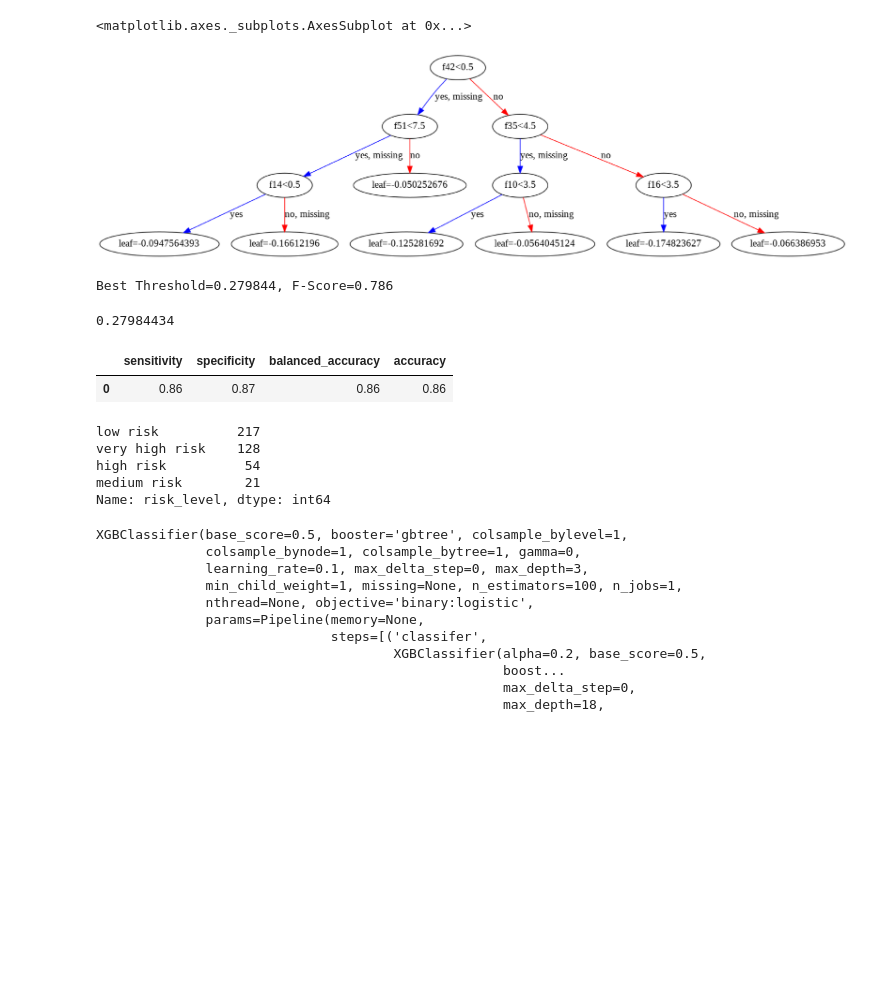
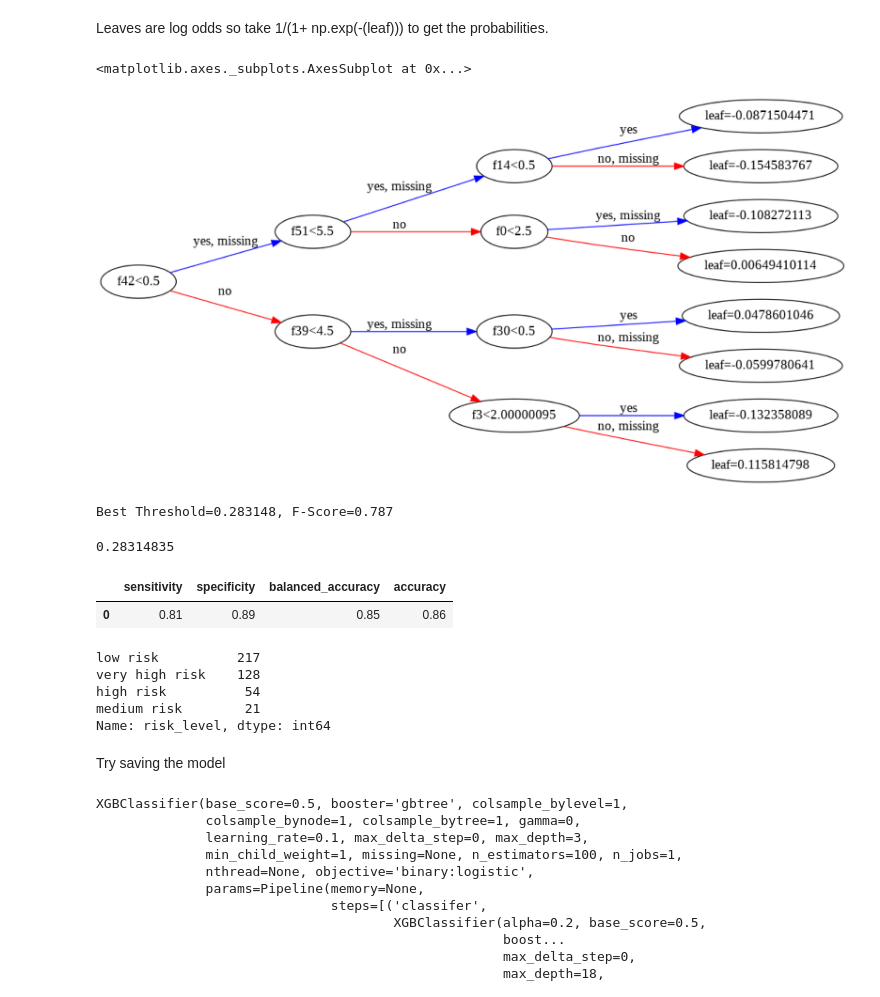
Before and after one commit to mhanauer/xgboost_drop_out_colab, a Jupyter notebook: xgboost_drop_out.ipynb, the cells around one changed output. Drawn from its saved outputs; the diff is of its cells as text; code cells hidden in the pictures; blank space fills up the shorter version.

```diff
--- a/xgboost_drop_out.ipynb
+++ b/xgboost_drop_out.ipynb
@@ -67,5 +64,6 @@ X_test.shape
 # %%
 ###
+from sklearn.feature_selection import RFECV
 pipe = Pipeline([
     ("classifer", XGBClassifier())
 ])
@@ -76,8 +74,9 @@ params = dict(
     classifer__subsample= [.5, .6, .7],
     classifer__lambda=[1, 1.1, 1.2, 1.3, 1.4],
     classifer__alpha= [0, .1, .2, .3],
-    classifer__scale_pos_weight = [.6, .7, .8, .9, 1]
+    classifer__scale_pos_weight = [ 0.725799,  0.725799+.1,  0.725799-.1]
     )
 gs = RandomizedSearchCV(pipe, params, n_jobs=-1, cv = 10)
+gs = RFECV(gs, step = 1, cv = 10)
 gs.fit(X_train, y_train)
 # %% [output]
@@ -119,0 +84,4 @@ from sklearn.metrics import confusion_matrix
+# %%
+best_model = XGBClassifier(params = gs.best_estimator_)  # and for classifier
+best_model.fit(X_train, y_train)
+best_model
@@ -120,16 +106,18 @@ from sklearn.metrics import confusion_matrix
+# %% [markdown]
+Leaves are log odds so take 1/(1+ np.exp(-(leaf))) to get the probabilities.
 # %%
 from xgboost import plot_tree
 import matplotlib.pyplot as plt
 get_ipython().run_line_magic('matplotlib', 'inline')
 from xgboost import plot_tree
 from matplotlib.pylab import rcParams
 ##set up the parameters
 rcParams['figure.figsize'] = 100,80
-tree_plot = plot_tree(best_model, num_trees = 1)
+tree_plot = plot_tree(best_model, num_trees = 2, rankdir='LR')
 tree_plot
 # %% [output]
 <matplotlib.axes._subplots.AxesSubplot at 0x...>
-[figure, old version]
+[figure, new version]
 # %%
 import numpy as np
 from sklearn.metrics import precision_recall_curve
@@ -146,8 +134,8 @@ ix = np.argmax(fscore)
 print('Best Threshold=%f, F-Score=%.3f' % (thresholds[ix], fscore[ix]))
 thresholds[ix]
 # %% [output]
-Best Threshold=0.279844, F-Score=0.786
+Best Threshold=0.283148, F-Score=0.787
-0.27984434
+0.28314835
 # %%
 ### Need to get the predicted probabilities
 pred_prob =  gs.predict_proba(X_test)
@@ -190,7 +178,7 @@ metrics_dat = metrics_dat.round(2)
 metrics_dat
 # %% [output]
 |  | sensitivity | specificity | balanced_accuracy | accuracy |
-| 0 | 0.86 | 0.87 | 0.86 | 0.86 |
+| 0 | 0.81 | 0.89 | 0.85 | 0.86 |
 # %%
 ### Need to get the predicted probabilities
 pred_prob =  gs.predict_proba(X_test)
@@ -223,3 +211,5 @@ very high risk    128
 high risk          54
 medium risk        21
 Name: risk_level, dtype: int64
+# %% [markdown]
+Try saving the model
```
Also changed, not shown: parts of 17 cells of this notebook.
